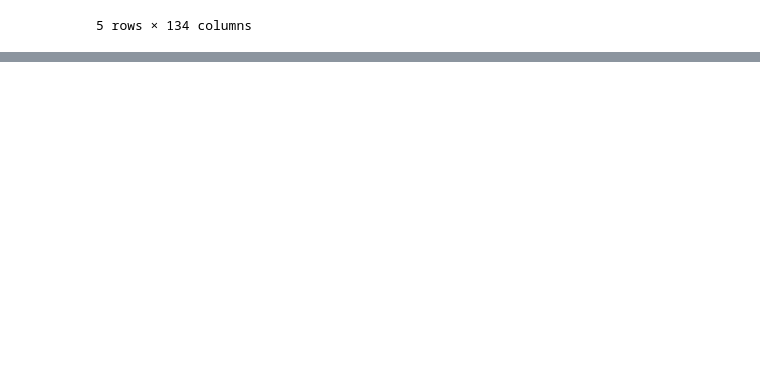
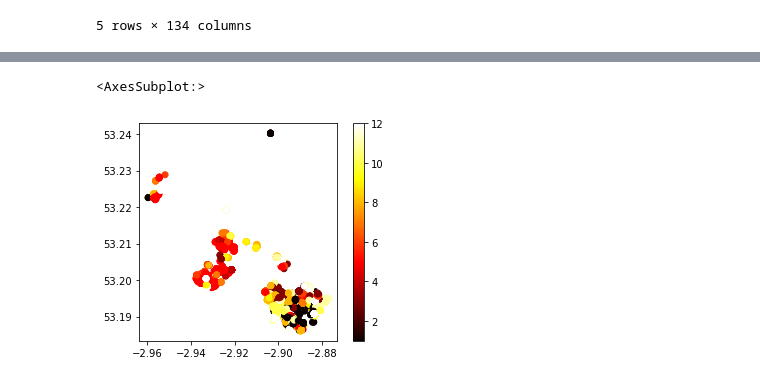
Before and after one commit to spencer84/Chester-Data-Analytics, a Jupyter notebook: Construction Age Band - Visualisation.ipynb, the cells around one changed output, grey strips where cells are left out. Cells and saved outputs as stored; diff of their text form; code cells hidden in the pictures; blank space fills up the shorter version.

```diff
--- a/Construction Age Band - Visualisation.ipynb
+++ b/Construction Age Band - Visualisation.ipynb
@@ -71 +87,10 @@ Name: construction-age-band-estimated, dtype: int64
+# %%
+## Split by housing type
+
+flats = gdf[gdf['property-type']=='Flat']
+
+flats.plot(column = 'year_val', cmap='hot', legend = True)
+# %% [output]
+<AxesSubplot:>
+[figure, added]
 # %%
```
Also changed, not shown: parts of 10 cells of this notebook.
